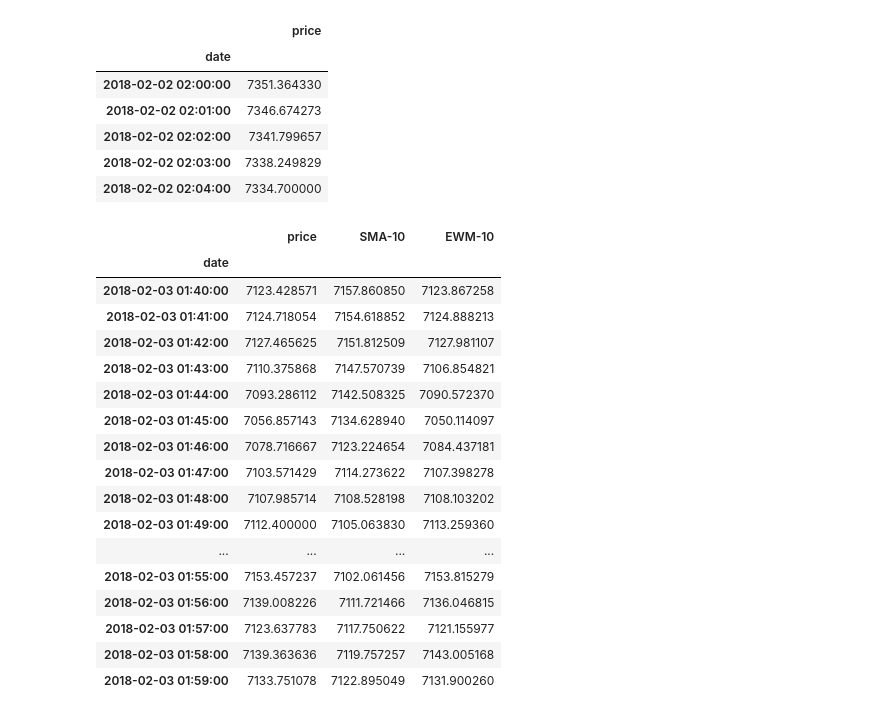
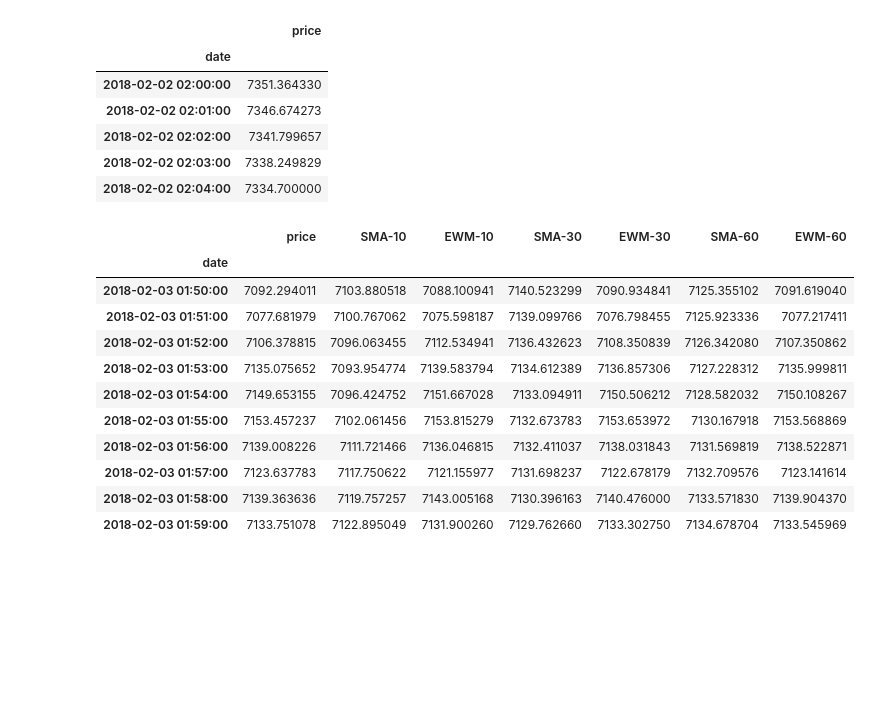
Before and after one commit to shlokKh/Crypto-Brus, a Jupyter notebook: SMANotebook.ipynb, the cells around one changed output. Drawn from its saved outputs; the diff is of its cells as text; code cells hidden in the pictures; blank space fills up the shorter version.

```diff
--- a/SMANotebook.ipynb
+++ b/SMANotebook.ipynb
@@ -38,22 +39,16 @@ exponential_weighted_average(trades2, trades2['SMA-10'], trades2['price'], 10)
 # %%
-trades2.tail(20)
+trades2.tail(10)
 # %% [output]
-|  | price | SMA-10 | EWM-10 |
-| date |  |  |  |
-| 2018-02-03 01:40:00 | 7123.428571 | 7157.860850 | 7123.867258 |
-| 2018-02-03 01:41:00 | 7124.718054 | 7154.618852 | 7124.888213 |
-| 2018-02-03 01:42:00 | 7127.465625 | 7151.812509 | 7127.981107 |
-| 2018-02-03 01:43:00 | 7110.375868 | 7147.570739 | 7106.854821 |
-| 2018-02-03 01:44:00 | 7093.286112 | 7142.508325 | 7090.572370 |
-| 2018-02-03 01:45:00 | 7056.857143 | 7134.628940 | 7050.114097 |
-| 2018-02-03 01:46:00 | 7078.716667 | 7123.224654 | 7084.437181 |
-| 2018-02-03 01:47:00 | 7103.571429 | 7114.273622 | 7107.398278 |
-| 2018-02-03 01:48:00 | 7107.985714 | 7108.528198 | 7108.103202 |
-| 2018-02-03 01:49:00 | 7112.400000 | 7105.063830 | 7113.259360 |
-| ... | ... | ... | ... |
-| 2018-02-03 01:55:00 | 7153.457237 | 7102.061456 | 7153.815279 |
-| 2018-02-03 01:56:00 | 7139.008226 | 7111.721466 | 7136.046815 |
-| 2018-02-03 01:57:00 | 7123.637783 | 7117.750622 | 7121.155977 |
-| 2018-02-03 01:58:00 | 7139.363636 | 7119.757257 | 7143.005168 |
-| 2018-02-03 01:59:00 | 7133.751078 | 7122.895049 | 7131.900260 |
+|  | price | SMA-10 | EWM-10 | SMA-30 | EWM-30 | SMA-60 | EWM-60 |
+| date |  |  |  |  |  |  |  |
+| 2018-02-03 01:50:00 | 7092.294011 | 7103.880518 | 7088.100941 | 7140.523299 | 7090.934841 | 7125.355102 | 7091.619040 |
+| 2018-02-03 01:51:00 | 7077.681979 | 7100.767062 | 7075.598187 | 7139.099766 | 7076.798455 | 7125.923336 | 7077.217411 |
+| 2018-02-03 01:52:00 | 7106.378815 | 7096.063455 | 7112.534941 | 7136.432623 | 7108.350839 | 7126.342080 | 7107.350862 |
+| 2018-02-03 01:53:00 | 7135.075652 | 7093.954774 | 7139.583794 | 7134.612389 | 7136.857306 | 7127.228312 | 7135.999811 |
+| 2018-02-03 01:54:00 | 7149.653155 | 7096.424752 | 7151.667028 | 7133.094911 | 7150.506212 | 7128.582032 | 7150.108267 |
+| 2018-02-03 01:55:00 | 7153.457237 | 7102.061456 | 7153.815279 | 7132.673783 | 7153.653972 | 7130.167918 | 7153.568869 |
+| 2018-02-03 01:56:00 | 7139.008226 | 7111.721466 | 7136.046815 | 7132.411037 | 7138.031843 | 7131.569819 | 7138.522871 |
+| 2018-02-03 01:57:00 | 7123.637783 | 7117.750622 | 7121.155977 | 7131.698237 | 7122.678179 | 7132.709576 | 7123.141614 |
+| 2018-02-03 01:58:00 | 7139.363636 | 7119.757257 | 7143.005168 | 7130.396163 | 7140.476000 | 7133.571830 | 7139.904370 |
+| 2018-02-03 01:59:00 | 7133.751078 | 7122.895049 | 7131.900260 | 7129.762660 | 7133.302750 | 7134.678704 | 7133.545969 |
 # %%
```
Also changed, not shown: parts of 4 cells of this notebook.
